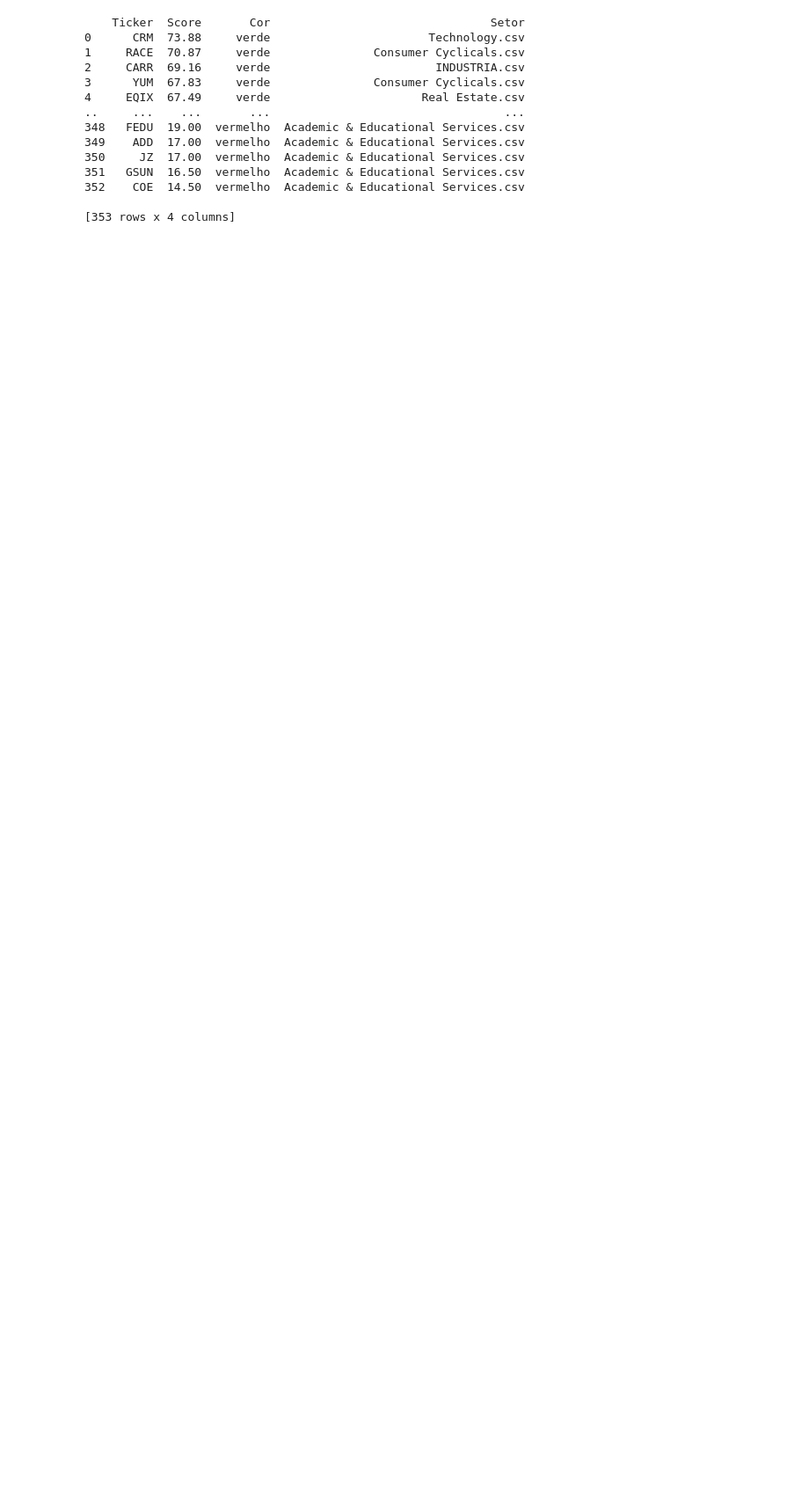
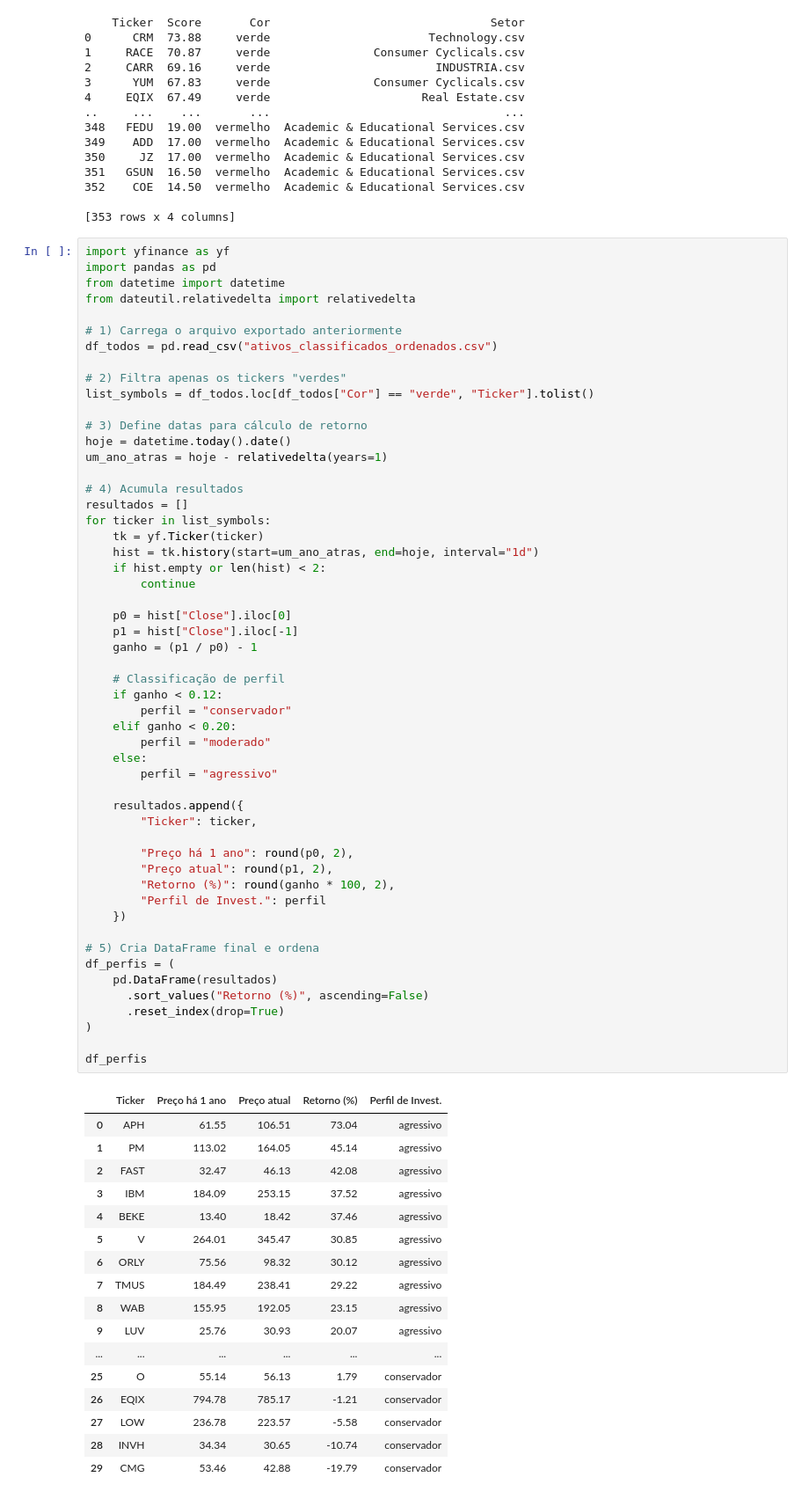
Before and after one commit to AndreiaRizzo/carteiras, a Jupyter notebook: ativos-setor.ipynb, the cells around one changed output. Shown at 88% size. Saved outputs shown, nothing was run; the diff lists cells and outputs as text; blank space fills up the shorter version.

```diff
--- a/ativos-setor.ipynb
+++ b/ativos-setor.ipynb
@@ -156,3 +156,74 @@ df_todos.to_csv("ativos_classificados_ordenados.csv", index=False)
 352    COE  14.50  vermelho  Academic & Educational Services.csv
 
 [353 rows x 4 columns]
+# %%
+import yfinance as yf
+import pandas as pd
+from datetime import datetime
+from dateutil.relativedelta import relativedelta
+
+# 1) Carrega o arquivo exportado anteriormente
+df_todos = pd.read_csv("ativos_classificados_ordenados.csv")
+
+# 2) Filtra apenas os tickers "verdes"
+list_symbols = df_todos.loc[df_todos["Cor"] == "verde", "Ticker"].tolist()
+
+# 3) Define datas para cálculo de retorno
+hoje = datetime.today().date()
+um_ano_atras = hoje - relativedelta(years=1)
+
+# 4) Acumula resultados
+resultados = []
+for ticker in list_symbols:
+    tk = yf.Ticker(ticker)
+    hist = tk.history(start=um_ano_atras, end=hoje, interval="1d")
+    if hist.empty or len(hist) < 2:
+        continue
+
+    p0 = hist["Close"].iloc[0]
+    p1 = hist["Close"].iloc[-1]
+    ganho = (p1 / p0) - 1
+
+    # Classificação de perfil
+    if ganho < 0.12:
+        perfil = "conservador"
+    elif ganho < 0.20:
+        perfil = "moderado"
+    else:
+        perfil = "agressivo"
+
+    resultados.append({
+        "Ticker": ticker,
+
+        "Preço há 1 ano": round(p0, 2),
+        "Preço atual": round(p1, 2),
+        "Retorno (%)": round(ganho * 100, 2),
+        "Perfil de Invest.": perfil
+    })
+
+# 5) Cria DataFrame final e ordena
+df_perfis = (
+    pd.DataFrame(resultados)
+      .sort_values("Retorno (%)", ascending=False)
+      .reset_index(drop=True)
+)
+
+df_perfis
+# %% [output]
+|  | Ticker | Preço há 1 ano | Preço atual | Retorno (%) | Perfil de Invest. |
+| 0 | APH | 61.55 | 106.51 | 73.04 | agressivo |
+| 1 | PM | 113.02 | 164.05 | 45.14 | agressivo |
+| 2 | FAST | 32.47 | 46.13 | 42.08 | agressivo |
+| 3 | IBM | 184.09 | 253.15 | 37.52 | agressivo |
+| 4 | BEKE | 13.40 | 18.42 | 37.46 | agressivo |
+| 5 | V | 264.01 | 345.47 | 30.85 | agressivo |
+| 6 | ORLY | 75.56 | 98.32 | 30.12 | agressivo |
+| 7 | TMUS | 184.49 | 238.41 | 29.22 | agressivo |
+| 8 | WAB | 155.95 | 192.05 | 23.15 | agressivo |
+| 9 | LUV | 25.76 | 30.93 | 20.07 | agressivo |
+| ... | ... | ... | ... | ... | ... |
+| 25 | O | 55.14 | 56.13 | 1.79 | conservador |
+| 26 | EQIX | 794.78 | 785.17 | -1.21 | conservador |
+| 27 | LOW | 236.78 | 223.57 | -5.58 | conservador |
+| 28 | INVH | 34.34 | 30.65 | -10.74 | conservador |
+| 29 | CMG | 53.46 | 42.88 | -19.79 | conservador |
```
Also changed, not shown: parts of 4 cells of this notebook.
